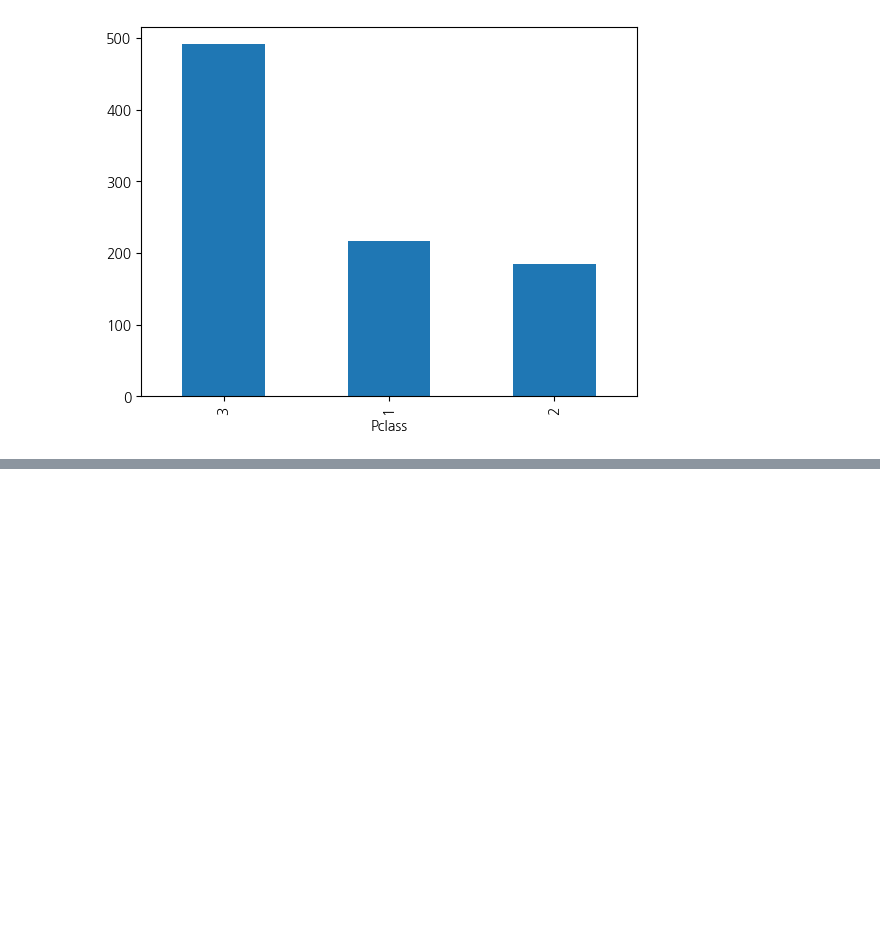
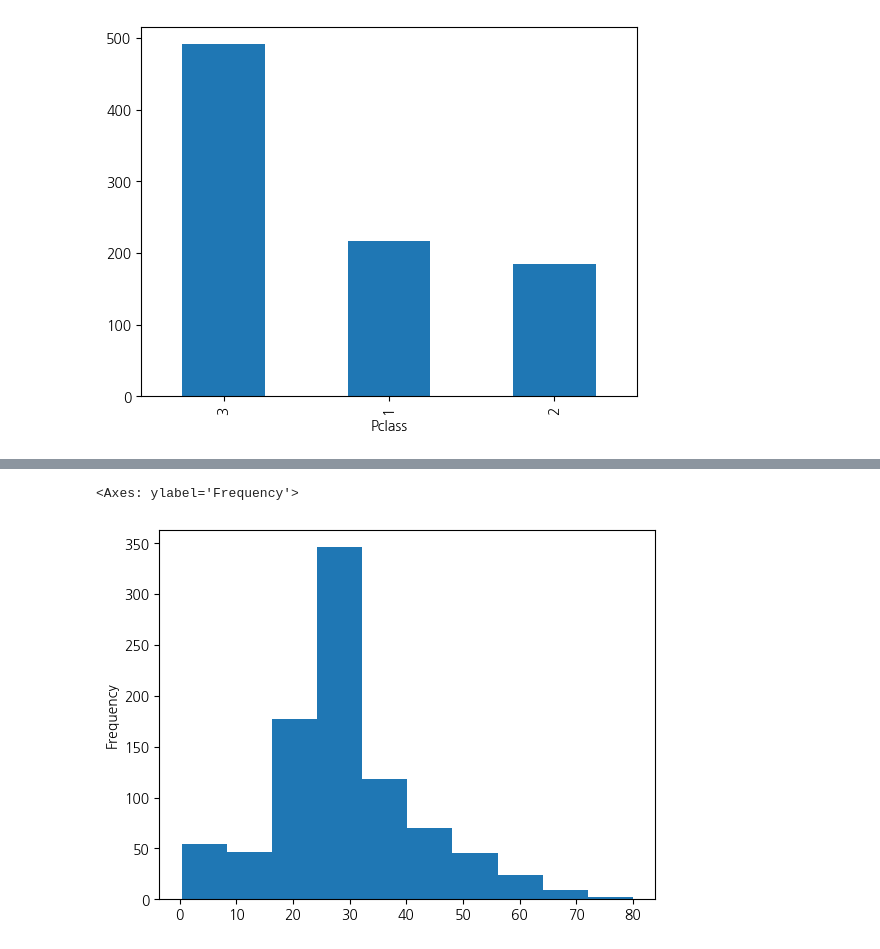
Before and after one commit to hyun111111/fintech_service_2nd, a Jupyter notebook: 05machine_learning/08.지도학습_분류분석_의사결정나무.ipynb, the cells around one changed output, grey strips where cells are left out. Cells and saved outputs as stored; diff of their text form; code cells hidden in the pictures; blank space fills up the shorter version.

```diff
--- a/05machine_learning/08.지도학습_분류분석_의사결정나무.ipynb
+++ b/05machine_learning/08.지도학습_분류분석_의사결정나무.ipynb
@@ -411,0 +428,5 @@ df['Pclass'].value_counts().plot(kind="bar")
+# %%
+df['Age'].plot(kind="hist")
+# %% [output]
+<Axes: ylabel='Frequency'>
+[figure, added]
```
Also changed, not shown: parts of 42 cells of this notebook, 5 other files.
